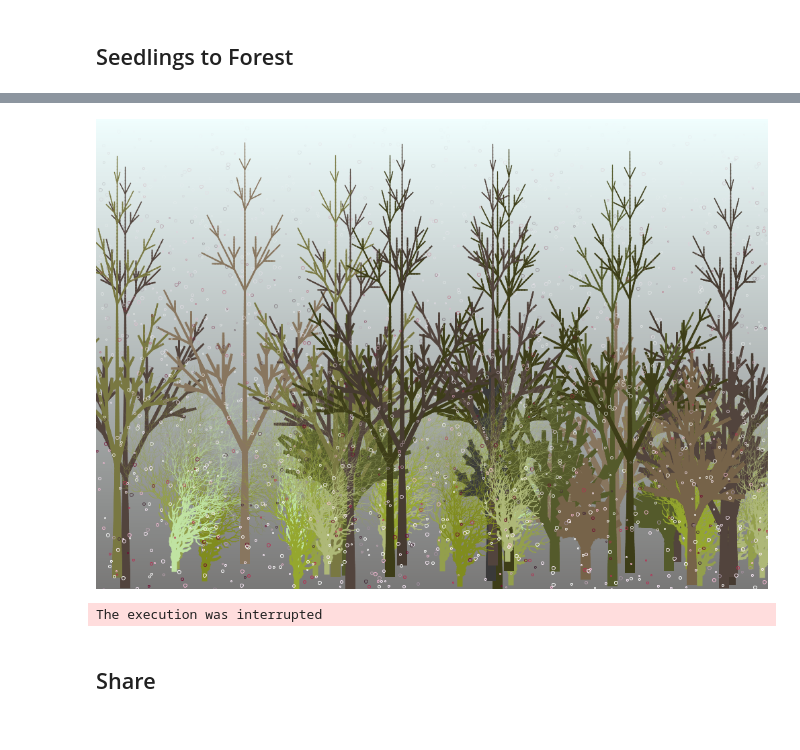
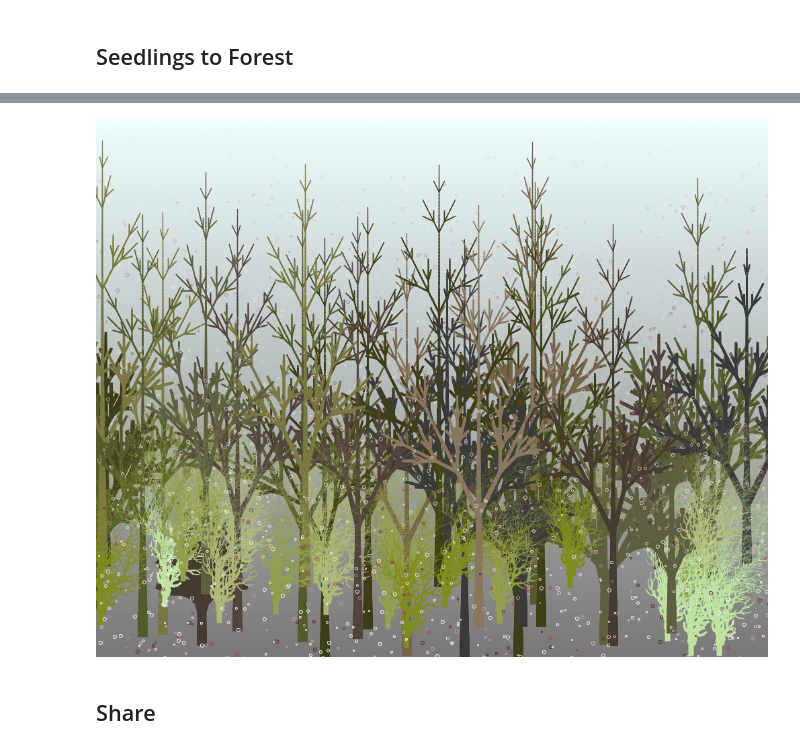
Before and after one commit to maiatoday/ForestWalk, a Jupyter notebook: book/Forest.ipynb, the cells around one changed output, grey strips where cells are left out. Saved outputs shown, nothing was run; the diff lists cells and outputs as text; code cells hidden in the pictures.

```diff
--- a/book/Forest.ipynb
+++ b/book/Forest.ipynb
@@ -333,33 +326,32 @@ seedlings
 # %%
 import net.maiatoday.forestwalk.lsystem.Seedling
 import net.maiatoday.forestwalk.lsystem.goSquirrel
 import net.maiatoday.forestwalk.tools.*
 
 // loop through dataframe and draw
 val forest = seedlings.toListOf<Seedling>()
-val forestImage = canvas(1000, 700) { width, height ->
+val forestImage = canvas(width, height) { width, height ->
     skyEarth(width, height, springSky, springEarth)
-    forest.shuffled().forEach {
-        goSquirrel(it)
+    for (plant in forest) {
+        goSquirrel(plant)
     }
 }
 val forestId = "forestid"
 DISPLAY(forestImage, id = forestId)
-repeat (100) {
+repeat (2) {
     Thread.sleep(500)
-    val c = canvas(1000, 700, startImage = forestImage) { width, height ->
+    val c = canvas(width, height, startImage = forestImage) { width, height ->
         repeat(2000) {
             val p = randomOffset(width = width, height = height, startY = 0)
             val radius = randomRadius(2, 6)
             color = randomFrom(petalShades, ((p.y / height.toFloat()) * 255).toInt())
             drawOval(p.x, p.y, radius, radius)
         }
     }
     UPDATE_DISPLAY(c, forestId)
 }
 # %% [output]
-[figure, old version]
+[figure, new version]
-The execution was interrupted
 # %% [markdown]
 
 ## Share
```
Also changed, not shown: parts of 4 cells of this notebook, 3 other files.
